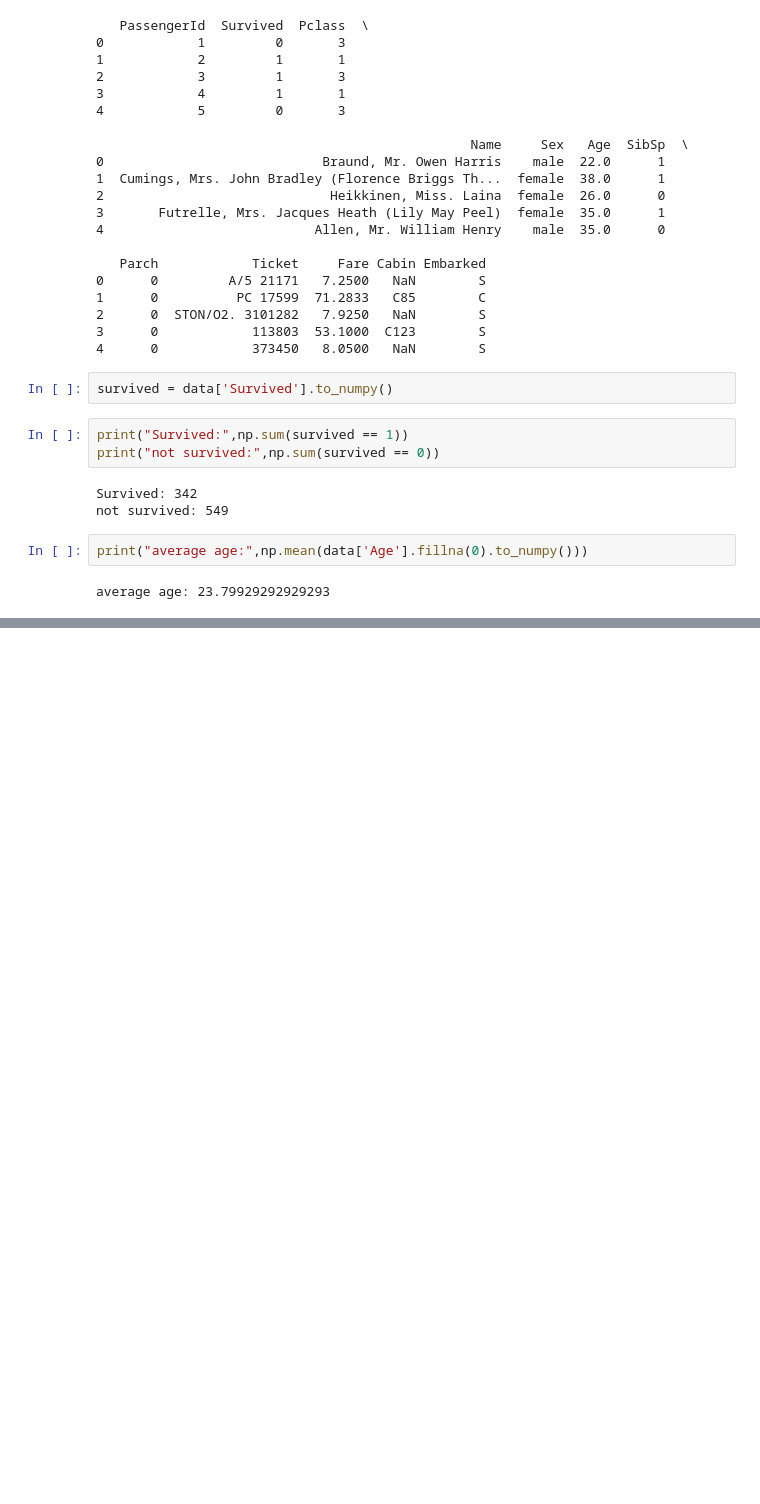
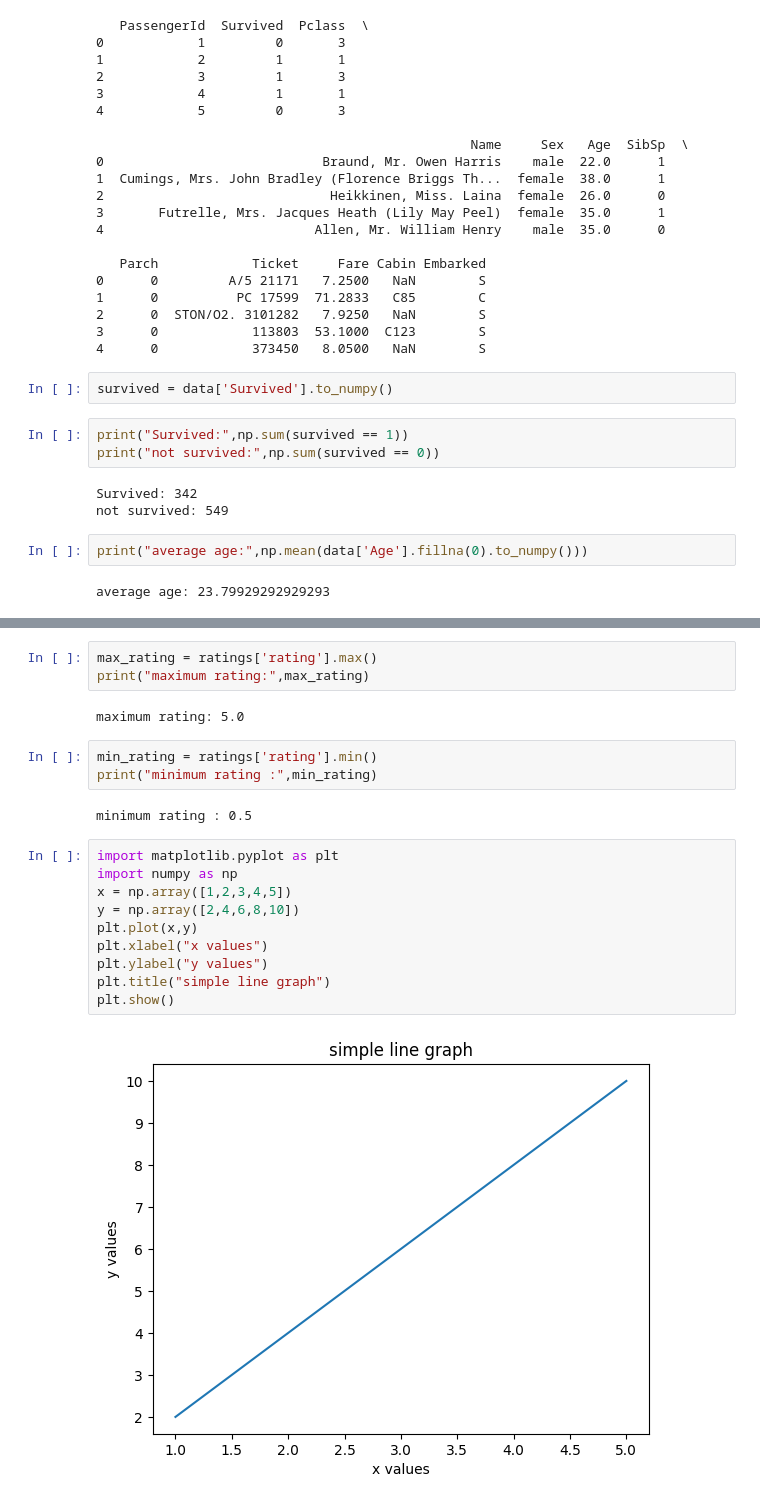
Before and after one commit to sahaln064/python-basics, a Jupyter notebook: untitled.ipynb, the cells around one changed output, grey strips where cells are left out. Drawn from its saved outputs; the diff is of its cells as text; blank space fills up the shorter version.

```diff
--- a/untitled.ipynb
+++ b/untitled.ipynb
@@ -103,0 +133,22 @@ average age: 23.79929292929293
+# %%
+max_rating = ratings['rating'].max()
+print("maximum rating:",max_rating)
+# %% [output]
+maximum rating: 5.0
+# %%
+min_rating = ratings['rating'].min()
+print("minimum rating :",min_rating)
+# %% [output]
+minimum rating : 0.5
+# %%
+import matplotlib.pyplot as plt
+import numpy as np
+x = np.array([1,2,3,4,5])
+y = np.array([2,4,6,8,10])
+plt.plot(x,y)
+plt.xlabel("x values")
+plt.ylabel("y values")
+plt.title("simple line graph")
+plt.show()
+# %% [output]
+[figure, added]
```
Also changed, not shown: parts of 2 cells of this notebook.
